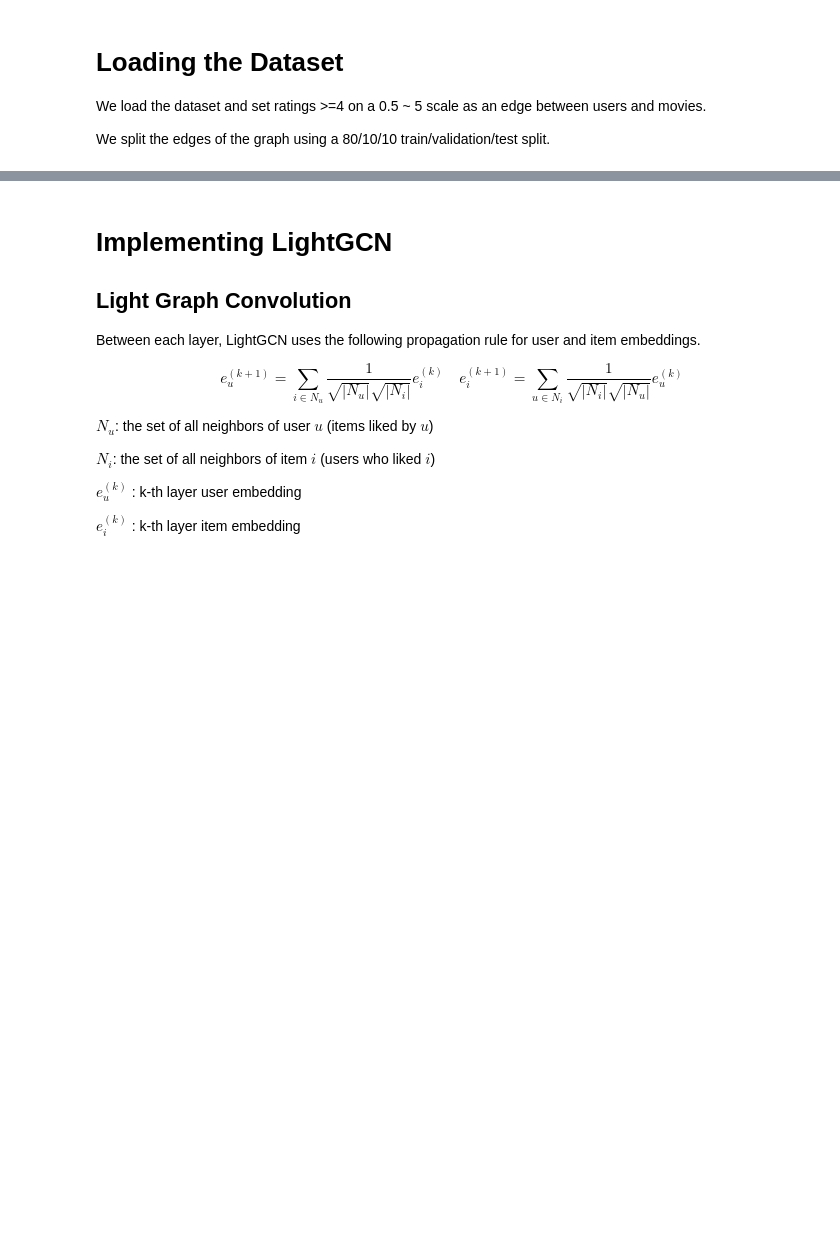
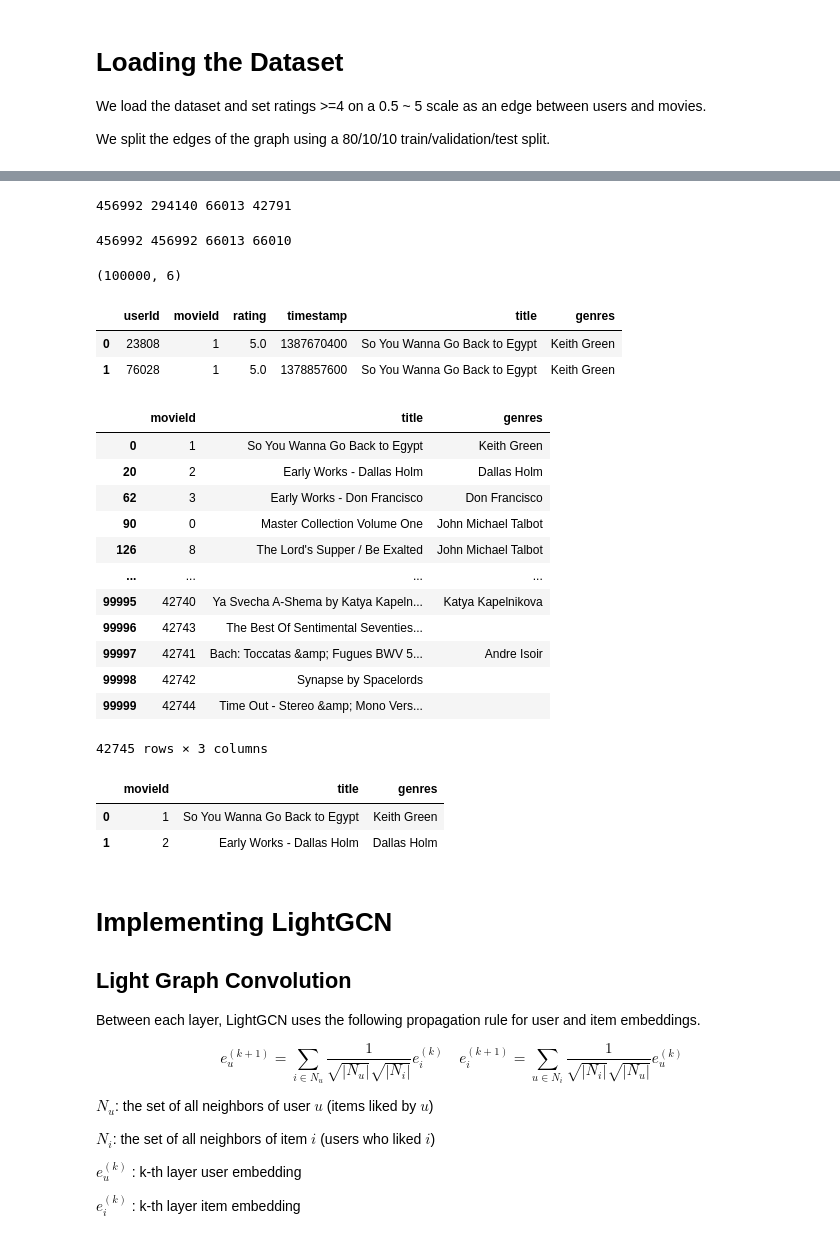
Before and after one commit to mequanent/Recommendation-System-Exercises, a Jupyter notebook: LightGCN using Pytorch Geometric.ipynb, the cells around one changed output, grey strips where cells are left out. Cells and saved outputs as stored; diff of their text form; code cells hidden in the pictures; blank space fills up the shorter version.

```diff
--- a/LightGCN using Pytorch Geometric.ipynb
+++ b/LightGCN using Pytorch Geometric.ipynb
@@ -124,0 +108,27 @@ np.savetxt(test_file, test, fmt='%s')
+# %%
+u = review.asin.unique().tolist()
+v = meta.asin.unique().tolist()
+n = df.movieId.unique().tolist()
+m = set(n).intersection(v, u)
+
+print(len(u), len(n), len(v), len(m))
+
+met = meta.loc[meta['asin'].isin(m)]
+rev = review.loc[review['asin'].isin(m)]
+rat = df.loc[rating['movieId'].isin(m)]
+# %% [output]
+456992 294140 66013 42791
+# %%
+# Original
+u = review.asin.unique().tolist()
+v = meta.asin.unique().tolist()
+n = rating.movieId.unique().tolist()
+m = set(n).intersection(v, u)
+
+print(len(u), len(n), len(v), len(m))
+
+met = meta.loc[meta['asin'].isin(m)]
+rev = review.loc[review['asin'].isin(m)]
+rat = rating.loc[rating['movieId'].isin(m)]
+# %% [output]
+456992 456992 66013 66010
@@ -124,0 +142,45 @@ np.savetxt(test_file, test, fmt='%s')
+# %%
+ratng.shape
+# %% [output]
+(100000, 6)
+# %%
+# Original
+a = rev[['asin']]
+b = met[['asin', 'title', 'brand']]
+existing = ['asin'	'title'	'brand']
+a_b = pd.merge(a, b, on = 'asin', how = 'inner').drop_duplicates()
+#a_b[a_b['asin']=='B00NPZI1ZS']['title'].values[0]
+a_b.rename(columns = {'asin': 'movieId', 'brand': 'genres'}, inplace = True)
+# ['movieId',	'title',	'genres']
+ratng = pd.merge(rat, a_b, on = 'movieId', how = 'inner')
+ratng
+# %%
+leu = prep.LabelEncoder() # ['userId','movieId','rating','timestamp']
+lem = prep.LabelEncoder()
+
+ratng['movieId'] = leu.fit_transform(ratng['movieId'].values)
+ratng['userId'] = lem.fit_transform(ratng['userId'].values)
+ratng.head(2)
+# %% [output]
+|  | userId | movieId | rating | timestamp | title | genres |
+| 0 | 23808 | 1 | 5.0 | 1387670400 | So You Wanna Go Back to Egypt | Keith Green |
+| 1 | 76028 | 1 | 5.0 | 1378857600 | So You Wanna Go Back to Egypt | Keith Green |
+# %%
+ratings = ratng[['userId', 'movieId',	'rating',	'timestamp'	]]
+movie = ratng[['movieId',	'title',	'genres'	]].drop_duplicates()
+# %%
+movie
+# %% [output]
+|  | movieId | title | genres |
+| 0 | 1 | So You Wanna Go Back to Egypt | Keith Green |
+| 20 | 2 | Early Works - Dallas Holm | Dallas Holm |
+| 62 | 3 | Early Works - Don Francisco | Don Francisco |
+| 90 | 0 | Master Collection Volume One | John Michael Talbot |
+| 126 | 8 | The Lord's Supper / Be Exalted | John Michael Talbot |
+| ... | ... | ... | ... |
+| 99995 | 42740 | Ya Svecha A-Shema by Katya Kapeln... | Katya Kapelnikova |
+| 99996 | 42743 | The Best Of Sentimental Seventies... |  |
+| 99997 | 42741 | Bach: Toccatas &amp; Fugues BWV 5... | Andre Isoir |
+| 99998 | 42742 | Synapse by Spacelords |  |
+| 99999 | 42744 | Time Out - Stereo &amp; Mono Vers... |  |
+42745 rows × 3 columns
@@ -125,3 +202,10 @@ np.savetxt(test_file, test, fmt='%s')
+# %%
+r = pd.read_csv(movie_path)
+r.head(2)
+# %% [output]
+|  | movieId | title | genres |
+| 0 | 1 | So You Wanna Go Back to Egypt | Keith Green |
+| 1 | 2 | Early Works - Dallas Holm | Dallas Holm |
 # %%
 # load user and movie nodes
 def load_node_csv(path, index_col):
```
Also changed, not shown: parts of 21 cells of this notebook.
